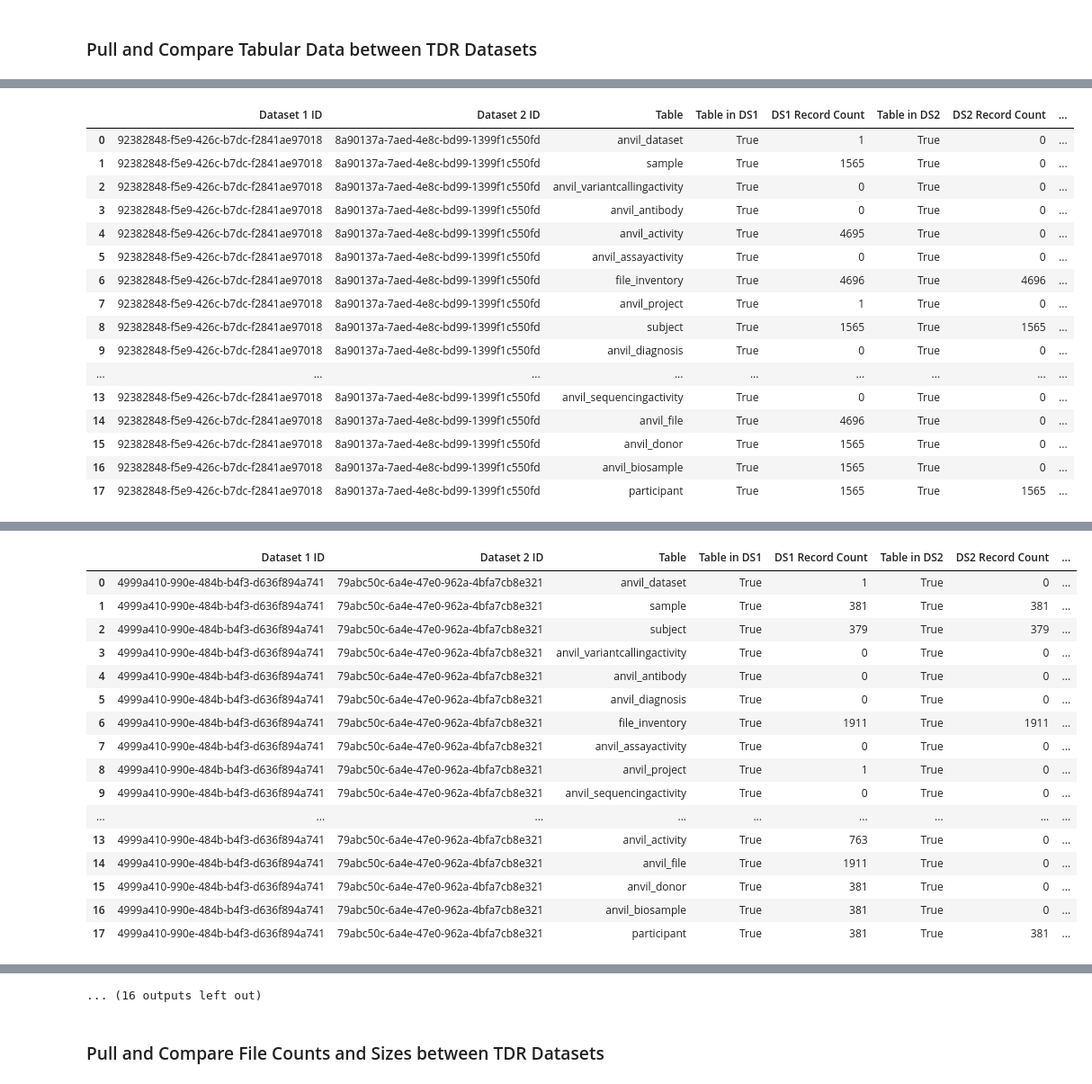
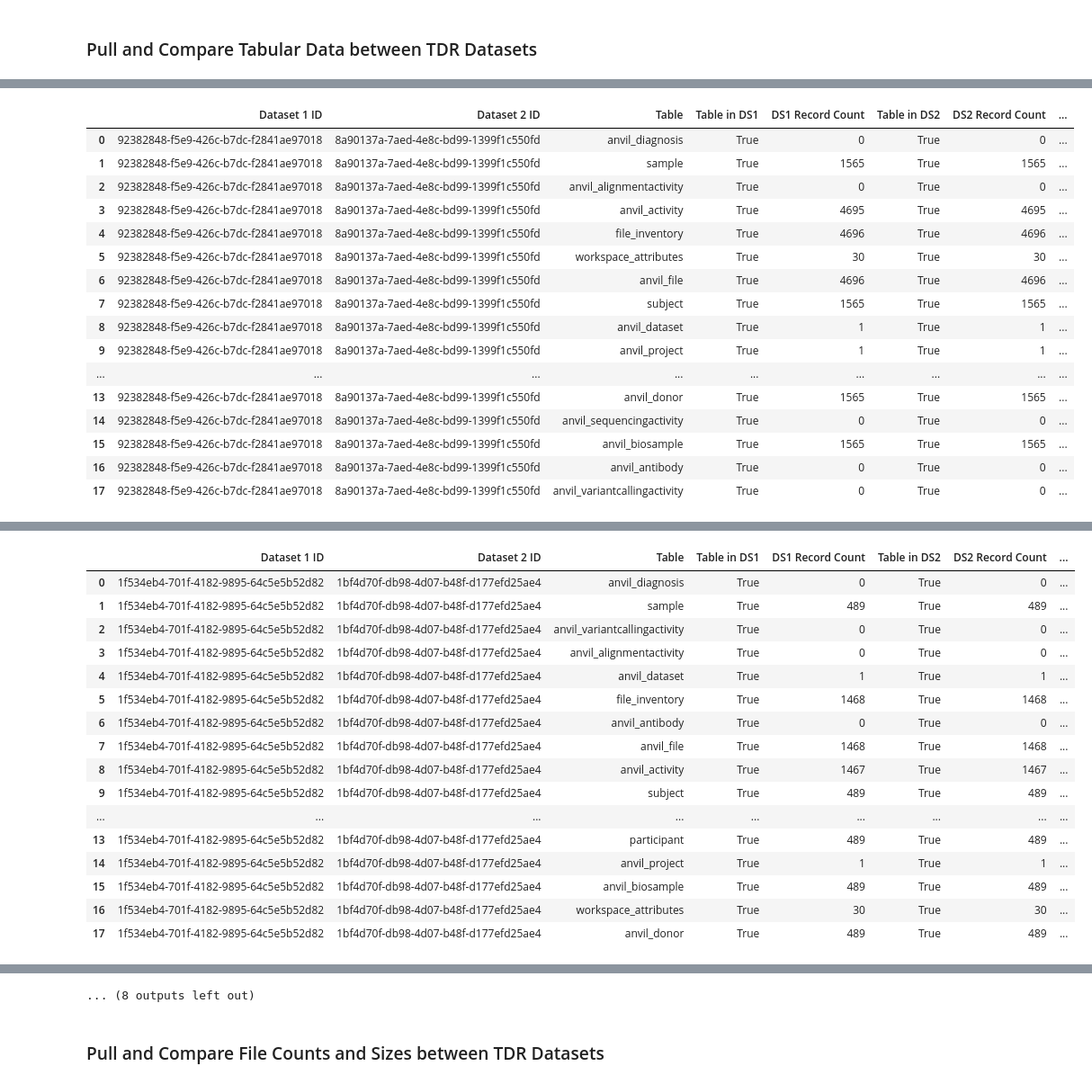
Before and after one commit to broadinstitute/anvil_tdr_ingest, a Jupyter notebook: notebooks/utility_azure_migration.ipynb, the cells around one changed output, grey strips where cells are left out. Shown at 90% size. Saved outputs shown, nothing was run; the diff lists cells and outputs as text; code cells hidden in the pictures.

```diff
--- a/notebooks/utility_azure_migration.ipynb
+++ b/notebooks/utility_azure_migration.ipynb
@@ -1483,17 +1455,13 @@ dataset_id_pairs_list = [
     #["gcp_dataset_id", "az_dataset_id"]
     ['dd2cb8fc-42a6-482f-898e-ef6125feccb8', '245020b9-7355-4002-95db-12e7234070c5'],
     ['92382848-f5e9-426c-b7dc-f2841ae97018', '8a90137a-7aed-4e8c-bd99-1399f1c550fd'],
-    ['4999a410-990e-484b-b4f3-d636f894a741', '79abc50c-6a4e-47e0-962a-4bfa7cb8e321'],
     ['1f534eb4-701f-4182-9895-64c5e5b52d82', '1bf4d70f-db98-4d07-b48f-d177efd25ae4'],
-    ['039dd3d6-0cb5-4cd1-86b3-e9579c9b5218', '12c0a3ee-4a21-4be9-a09f-762e2737da1c'],
     ['e68d1d39-99df-4cd7-8053-1b298f03eabb', 'cfcb0f71-1157-4dbb-a76b-926c0cd40ea2'],
-    ['d0ce8b95-9c3b-4f9e-8ce0-169fd89a8b20', '5da7394c-1432-4ee0-add5-851280e32d24'],
-    ['7427b2eb-a84f-413c-bfb0-7d2e36b0628f', '4fd72248-6778-4f7c-880a-e61773531d0d'],
     ['2ef4530a-cc36-4f32-9a1a-63a555346587', 'd28cb1d4-2300-4cd7-882b-99ce59305ce0'],
     ['65793118-3c88-4185-9172-2354850e6056', '183ec762-f867-46c5-bb19-8b2b3417f7b2'],
     ['36bdd59f-4f5b-43cd-8d34-a21ef87bbf30', '933d1603-8c61-4ff2-8489-7f774ac15e97'],
-    ['3abfc362-7e73-4663-9dcf-07b78b9aa2d4', '5dd1128b-6a23-486e-8950-47c7d9f687a8'],
     ['b60b4737-c646-4299-85a0-520890e830b7', '757191b0-9db3-4d18-b4ad-97bead5f3221'],
+    ['75fb0984-2124-444f-881b-30a1a6f8b8f7', '7a9eee5d-95c2-4947-93a8-e31d53a2a09a'],
 ]
 
 # Specify whether row comparison checks should run
@@ -1572,19 +1540,19 @@ Results:
 
 Results:
 |  | Dataset 1 ID | Dataset 2 ID | Table | Table in DS1 | DS1 Record Count | Table in DS2 | DS2 Record Count | ... |
-| 0 | 92382848-f5e9-426c-b7dc-f2841ae97018 | 8a90137a-7aed-4e8c-bd99-1399f1c550fd | anvil_dataset | True | 1 | True | 0 | ... |
-| 1 | 92382848-f5e9-426c-b7dc-f2841ae97018 | 8a90137a-7aed-4e8c-bd99-1399f1c550fd | sample | True | 1565 | True | 0 | ... |
-| 2 | 92382848-f5e9-426c-b7dc-f2841ae97018 | 8a90137a-7aed-4e8c-bd99-1399f1c550fd | anvil_variantcallingactivity | True | 0 | True | 0 | ... |
-| 3 | 92382848-f5e9-426c-b7dc-f2841ae97018 | 8a90137a-7aed-4e8c-bd99-1399f1c550fd | anvil_antibody | True | 0 | True | 0 | ... |
-| 4 | 92382848-f5e9-426c-b7dc-f2841ae97018 | 8a90137a-7aed-4e8c-bd99-1399f1c550fd | anvil_activity | True | 4695 | True | 0 | ... |
-| 5 | 92382848-f5e9-426c-b7dc-f2841ae97018 | 8a90137a-7aed-4e8c-bd99-1399f1c550fd | anvil_assayactivity | True | 0 | True | 0 | ... |
-| 6 | 92382848-f5e9-426c-b7dc-f2841ae97018 | 8a90137a-7aed-4e8c-bd99-1399f1c550fd | file_inventory | True | 4696 | True | 4696 | ... |
-| 7 | 92382848-f5e9-426c-b7dc-f2841ae97018 | 8a90137a-7aed-4e8c-bd99-1399f1c550fd | anvil_project | True | 1 | True | 0 | ... |
-| 8 | 92382848-f5e9-426c-b7dc-f2841ae97018 | 8a90137a-7aed-4e8c-bd99-1399f1c550fd | subject | True | 1565 | True | 1565 | ... |
-| 9 | 92382848-f5e9-426c-b7dc-f2841ae97018 | 8a90137a-7aed-4e8c-bd99-1399f1c550fd | anvil_diagnosis | True | 0 | True | 0 | ... |
+| 0 | 92382848-f5e9-426c-b7dc-f2841ae97018 | 8a90137a-7aed-4e8c-bd99-1399f1c550fd | anvil_diagnosis | True | 0 | True | 0 | ... |
+| 1 | 92382848-f5e9-426c-b7dc-f2841ae97018 | 8a90137a-7aed-4e8c-bd99-1399f1c550fd | sample | True | 1565 | True | 1565 | ... |
+| 2 | 92382848-f5e9-426c-b7dc-f2841ae97018 | 8a90137a-7aed-4e8c-bd99-1399f1c550fd | anvil_alignmentactivity | True | 0 | True | 0 | ... |
+| 3 | 92382848-f5e9-426c-b7dc-f2841ae97018 | 8a90137a-7aed-4e8c-bd99-1399f1c550fd | anvil_activity | True | 4695 | True | 4695 | ... |
+| 4 | 92382848-f5e9-426c-b7dc-f2841ae97018 | 8a90137a-7aed-4e8c-bd99-1399f1c550fd | file_inventory | True | 4696 | True | 4696 | ... |
+| 5 | 92382848-f5e9-426c-b7dc-f2841ae97018 | 8a90137a-7aed-4e8c-bd99-1399f1c550fd | workspace_attributes | True | 30 | True | 30 | ... |
+| 6 | 92382848-f5e9-426c-b7dc-f2841ae97018 | 8a90137a-7aed-4e8c-bd99-1399f1c550fd | anvil_file | True | 4696 | True | 4696 | ... |
+| 7 | 92382848-f5e9-426c-b7dc-f2841ae97018 | 8a90137a-7aed-4e8c-bd99-1399f1c550fd | subject | True | 1565 | True | 1565 | ... |
+| 8 | 92382848-f5e9-426c-b7dc-f2841ae97018 | 8a90137a-7aed-4e8c-bd99-1399f1c550fd | anvil_dataset | True | 1 | True | 1 | ... |
+| 9 | 92382848-f5e9-426c-b7dc-f2841ae97018 | 8a90137a-7aed-4e8c-bd99-1399f1c550fd | anvil_project | True | 1 | True | 1 | ... |
 | ... | ... | ... | ... | ... | ... | ... | ... | ... |
-| 13 | 92382848-f5e9-426c-b7dc-f2841ae97018 | 8a90137a-7aed-4e8c-bd99-1399f1c550fd | anvil_sequencingactivity | True | 0 | True | 0 | ... |
-| 14 | 92382848-f5e9-426c-b7dc-f2841ae97018 | 8a90137a-7aed-4e8c-bd99-1399f1c550fd | anvil_file | True | 4696 | True | 0 | ... |
-| 15 | 92382848-f5e9-426c-b7dc-f2841ae97018 | 8a90137a-7aed-4e8c-bd99-1399f1c550fd | anvil_donor | True | 1565 | True | 0 | ... |
-| 16 | 92382848-f5e9-426c-b7dc-f2841ae97018 | 8a90137a-7aed-4e8c-bd99-1399f1c550fd | anvil_biosample | True | 1565 | True | 0 | ... |
-| 17 | 92382848-f5e9-426c-b7dc-f2841ae97018 | 8a90137a-7aed-4e8c-bd99-1399f1c550fd | participant | True | 1565 | True | 1565 | ... |
+| 13 | 92382848-f5e9-426c-b7dc-f2841ae97018 | 8a90137a-7aed-4e8c-bd99-1399f1c550fd | anvil_donor | True | 1565 | True | 1565 | ... |
+| 14 | 92382848-f5e9-426c-b7dc-f2841ae97018 | 8a90137a-7aed-4e8c-bd99-1399f1c550fd | anvil_sequencingactivity | True | 0 | True | 0 | ... |
+| 15 | 92382848-f5e9-426c-b7dc-f2841ae97018 | 8a90137a-7aed-4e8c-bd99-1399f1c550fd | anvil_biosample | True | 1565 | True | 1565 | ... |
+| 16 | 92382848-f5e9-426c-b7dc-f2841ae97018 | 8a90137a-7aed-4e8c-bd99-1399f1c550fd | anvil_antibody | True | 0 | True | 0 | ... |
+| 17 | 92382848-f5e9-426c-b7dc-f2841ae97018 | 8a90137a-7aed-4e8c-bd99-1399f1c550fd | anvil_variantcallingactivity | True | 0 | True | 0 | ... |
@@ -1606,19 +1574,19 @@ Results:
 
 Results:
 |  | Dataset 1 ID | Dataset 2 ID | Table | Table in DS1 | DS1 Record Count | Table in DS2 | DS2 Record Count | ... |
-| 0 | 4999a410-990e-484b-b4f3-d636f894a741 | 79abc50c-6a4e-47e0-962a-4bfa7cb8e321 | anvil_dataset | True | 1 | True | 0 | ... |
-| 1 | 4999a410-990e-484b-b4f3-d636f894a741 | 79abc50c-6a4e-47e0-962a-4bfa7cb8e321 | sample | True | 381 | True | 381 | ... |
-| 2 | 4999a410-990e-484b-b4f3-d636f894a741 | 79abc50c-6a4e-47e0-962a-4bfa7cb8e321 | subject | True | 379 | True | 379 | ... |
-| 3 | 4999a410-990e-484b-b4f3-d636f894a741 | 79abc50c-6a4e-47e0-962a-4bfa7cb8e321 | anvil_variantcallingactivity | True | 0 | True | 0 | ... |
-| 4 | 4999a410-990e-484b-b4f3-d636f894a741 | 79abc50c-6a4e-47e0-962a-4bfa7cb8e321 | anvil_antibody | True | 0 | True | 0 | ... |
-| 5 | 4999a410-990e-484b-b4f3-d636f894a741 | 79abc50c-6a4e-47e0-962a-4bfa7cb8e321 | anvil_diagnosis | True | 0 | True | 0 | ... |
-| 6 | 4999a410-990e-484b-b4f3-d636f894a741 | 79abc50c-6a4e-47e0-962a-4bfa7cb8e321 | file_inventory | True | 1911 | True | 1911 | ... |
-| 7 | 4999a410-990e-484b-b4f3-d636f894a741 | 79abc50c-6a4e-47e0-962a-4bfa7cb8e321 | anvil_assayactivity | True | 0 | True | 0 | ... |
-| 8 | 4999a410-990e-484b-b4f3-d636f894a741 | 79abc50c-6a4e-47e0-962a-4bfa7cb8e321 | anvil_project | True | 1 | True | 0 | ... |
-| 9 | 4999a410-990e-484b-b4f3-d636f894a741 | 79abc50c-6a4e-47e0-962a-4bfa7cb8e321 | anvil_sequencingactivity | True | 0 | True | 0 | ... |
+| 0 | 1f534eb4-701f-4182-9895-64c5e5b52d82 | 1bf4d70f-db98-4d07-b48f-d177efd25ae4 | anvil_diagnosis | True | 0 | True | 0 | ... |
+| 1 | 1f534eb4-701f-4182-9895-64c5e5b52d82 | 1bf4d70f-db98-4d07-b48f-d177efd25ae4 | sample | True | 489 | True | 489 | ... |
+| 2 | 1f534eb4-701f-4182-9895-64c5e5b52d82 | 1bf4d70f-db98-4d07-b48f-d177efd25ae4 | anvil_variantcallingactivity | True | 0 | True | 0 | ... |
+| 3 | 1f534eb4-701f-4182-9895-64c5e5b52d82 | 1bf4d70f-db98-4d07-b48f-d177efd25ae4 | anvil_alignmentactivity | True | 0 | True | 0 | ... |
+| 4 | 1f534eb4-701f-4182-9895-64c5e5b52d82 | 1bf4d70f-db98-4d07-b48f-d177efd25ae4 | anvil_dataset | True | 1 | True | 1 | ... |
+| 5 | 1f534eb4-701f-4182-9895-64c5e5b52d82 | 1bf4d70f-db98-4d07-b48f-d177efd25ae4 | file_inventory | True | 1468 | True | 1468 | ... |
+| 6 | 1f534eb4-701f-4182-9895-64c5e5b52d82 | 1bf4d70f-db98-4d07-b48f-d177efd25ae4 | anvil_antibody | True | 0 | True | 0 | ... |
+| 7 | 1f534eb4-701f-4182-9895-64c5e5b52d82 | 1bf4d70f-db98-4d07-b48f-d177efd25ae4 | anvil_file | True | 1468 | True | 1468 | ... |
+| 8 | 1f534eb4-701f-4182-9895-64c5e5b52d82 | 1bf4d70f-db98-4d07-b48f-d177efd25ae4 | anvil_activity | True | 1467 | True | 1467 | ... |
+| 9 | 1f534eb4-701f-4182-9895-64c5e5b52d82 | 1bf4d70f-db98-4d07-b48f-d177efd25ae4 | subject | True | 489 | True | 489 | ... |
 | ... | ... | ... | ... | ... | ... | ... | ... | ... |
-| 13 | 4999a410-990e-484b-b4f3-d636f894a741 | 79abc50c-6a4e-47e0-962a-4bfa7cb8e321 | anvil_activity | True | 763 | True | 0 | ... |
-| 14 | 4999a410-990e-484b-b4f3-d636f894a741 | 79abc50c-6a4e-47e0-962a-4bfa7cb8e321 | anvil_file | True | 1911 | True | 0 | ... |
-| 15 | 4999a410-990e-484b-b4f3-d636f894a741 | 79abc50c-6a4e-47e0-962a-4bfa7cb8e321 | anvil_donor | True | 381 | True | 0 | ... |
-| 16 | 4999a410-990e-484b-b4f3-d636f894a741 | 79abc50c-6a4e-47e0-962a-4bfa7cb8e321 | anvil_biosample | True | 381 | True | 0 | ... |
-| 17 | 4999a410-990e-484b-b4f3-d636f894a741 | 79abc50c-6a4e-47e0-962a-4bfa7cb8e321 | participant | True | 381 | True | 381 | ... |
+| 13 | 1f534eb4-701f-4182-9895-64c5e5b52d82 | 1bf4d70f-db98-4d07-b48f-d177efd25ae4 | participant | True | 489 | True | 489 | ... |
+| 14 | 1f534eb4-701f-4182-9895-64c5e5b52d82 | 1bf4d70f-db98-4d07-b48f-d177efd25ae4 | anvil_project | True | 1 | True | 1 | ... |
+| 15 | 1f534eb4-701f-4182-9895-64c5e5b52d82 | 1bf4d70f-db98-4d07-b48f-d177efd25ae4 | anvil_biosample | True | 489 | True | 489 | ... |
+| 16 | 1f534eb4-701f-4182-9895-64c5e5b52d82 | 1bf4d70f-db98-4d07-b48f-d177efd25ae4 | workspace_attributes | True | 30 | True | 30 | ... |
+| 17 | 1f534eb4-701f-4182-9895-64c5e5b52d82 | 1bf4d70f-db98-4d07-b48f-d177efd25ae4 | anvil_donor | True | 489 | True | 489 | ... |
@@ -1727,4 +1695,4 @@ Results:
-... (16 outputs left out)
+... (8 outputs left out)
 # %%
 # Parameters
 dataset_1_id = "b12fb9be-2ce0-4bfd-8503-732fabba06ab"
```
Also changed, not shown: parts of 5 cells of this notebook, 15 other files.
